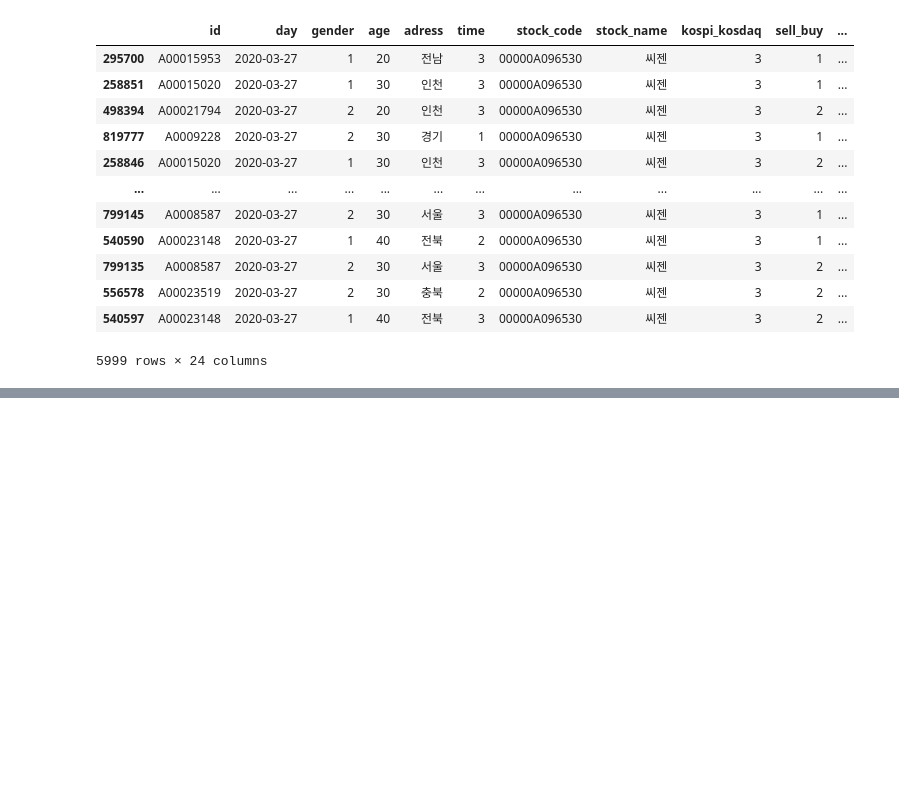
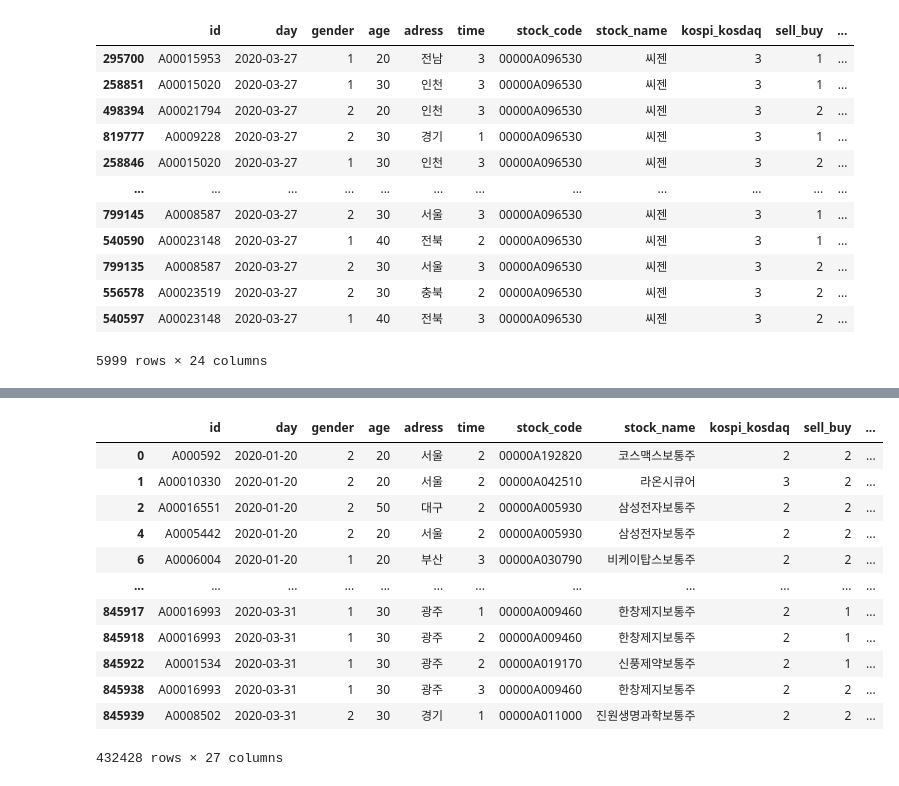
Before and after one commit to hhh6593/TIL, a Jupyter notebook: ver1.ipynb, the cells around one changed output, grey strips where cells are left out. Cells and saved outputs as stored; diff of their text form; code cells hidden in the pictures; blank space fills up the shorter version.

```diff
--- a/ver1.ipynb
+++ b/ver1.ipynb
@@ -129,0 +222,7 @@ march_27[march_27['stock_name']=='씨젠']
+# %%
+td_df = pd.DataFrame(df['id'].value_counts())
+td_df = td_df.reset_index().rename(columns={'index':'id', 'id':'trading_count'})
+
+trading_df = pd.merge(df, td_df, how='left', on='id')
+# %%
+trading_df = trading_df[trading_df['trading_count']<=62]
@@ -129,0 +243,16 @@ march_27[march_27['stock_name']=='씨젠']
+# %%
+trading_df
+# %% [output]
+|  | id | day | gender | age | adress | time | stock_code | stock_name | kospi_kosdaq | sell_buy | ... |
+| 0 | A000592 | 2020-01-20 | 2 | 20 | 서울 | 2 | 00000A192820 | 코스맥스보통주 | 2 | 2 | ... |
+| 1 | A00010330 | 2020-01-20 | 2 | 20 | 서울 | 2 | 00000A042510 | 라온시큐어 | 3 | 2 | ... |
+| 2 | A00016551 | 2020-01-20 | 2 | 50 | 대구 | 2 | 00000A005930 | 삼성전자보통주 | 2 | 2 | ... |
+| 4 | A0005442 | 2020-01-20 | 2 | 20 | 서울 | 2 | 00000A005930 | 삼성전자보통주 | 2 | 2 | ... |
+| 6 | A0006004 | 2020-01-20 | 1 | 20 | 부산 | 3 | 00000A030790 | 비케이탑스보통주 | 2 | 2 | ... |
+| ... | ... | ... | ... | ... | ... | ... | ... | ... | ... | ... | ... |
+| 845917 | A00016993 | 2020-03-31 | 1 | 30 | 광주 | 1 | 00000A009460 | 한창제지보통주 | 2 | 1 | ... |
+| 845918 | A00016993 | 2020-03-31 | 1 | 30 | 광주 | 2 | 00000A009460 | 한창제지보통주 | 2 | 1 | ... |
+| 845922 | A0001534 | 2020-03-31 | 1 | 30 | 광주 | 2 | 00000A019170 | 신풍제약보통주 | 2 | 1 | ... |
+| 845938 | A00016993 | 2020-03-31 | 1 | 30 | 광주 | 3 | 00000A009460 | 한창제지보통주 | 2 | 2 | ... |
+| 845939 | A0008502 | 2020-03-31 | 2 | 30 | 경기 | 1 | 00000A011000 | 진원생명과학보통주 | 2 | 2 | ... |
+432428 rows × 27 columns
```
Also changed, not shown: parts of 23 cells of this notebook.
